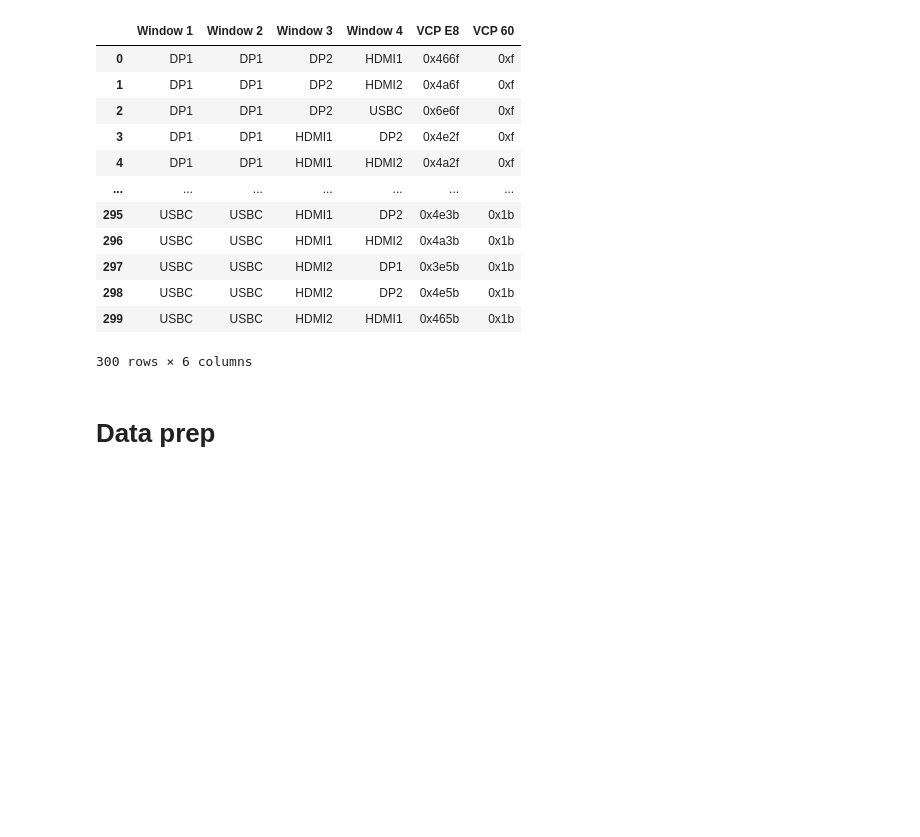
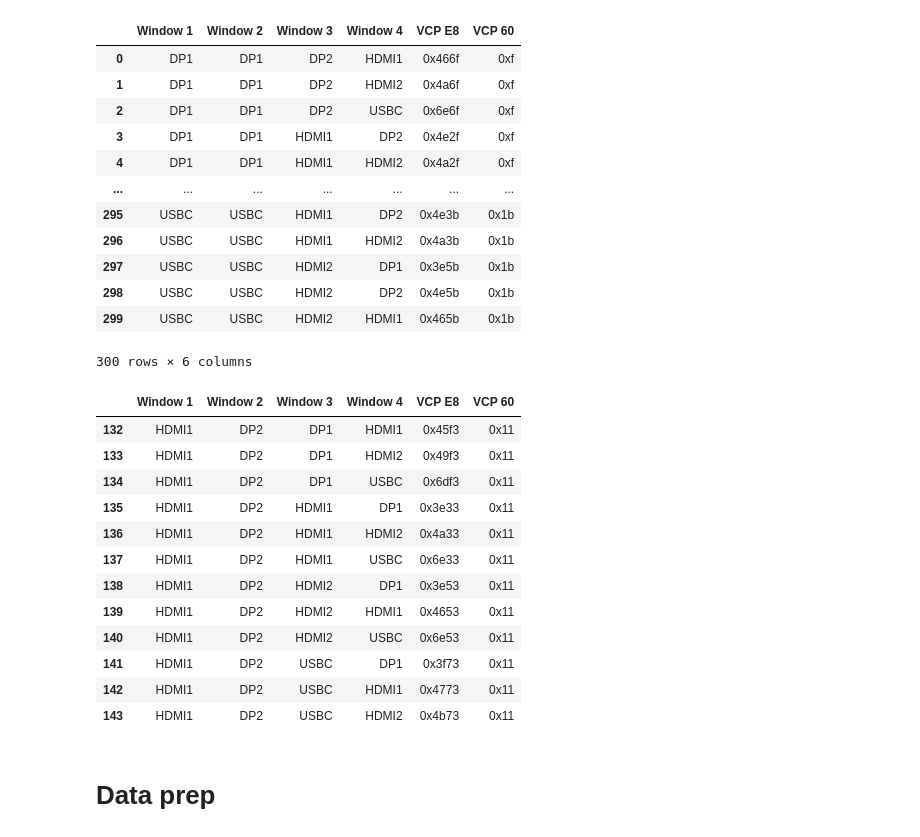
Before and after one commit to ekamil/dell-ddc-documentation, a Jupyter notebook: analyse_inputs.ipynb, the cells around one changed output. Drawn from its saved outputs; the diff is of its cells as text; code cells hidden in the pictures; blank space fills up the shorter version.

```diff
--- a/analyse_inputs.ipynb
+++ b/analyse_inputs.ipynb
@@ -115,6 +115,25 @@ df
 | 298 | USBC | USBC | HDMI2 | DP2 | 0x4e5b | 0x1b |
 | 299 | USBC | USBC | HDMI2 | HDMI1 | 0x465b | 0x1b |
 300 rows × 6 columns
+# %%
+filtered_df = df[(df["Window 1"] == "HDMI1") & (df["Window 2"] == "DP2")]
+#filtered_df = df[(df["VCP E8"] == "0x4a33")]
+
+filtered_df
+# %% [output]
+|  | Window 1 | Window 2 | Window 3 | Window 4 | VCP E8 | VCP 60 |
+| 132 | HDMI1 | DP2 | DP1 | HDMI1 | 0x45f3 | 0x11 |
+| 133 | HDMI1 | DP2 | DP1 | HDMI2 | 0x49f3 | 0x11 |
+| 134 | HDMI1 | DP2 | DP1 | USBC | 0x6df3 | 0x11 |
+| 135 | HDMI1 | DP2 | HDMI1 | DP1 | 0x3e33 | 0x11 |
+| 136 | HDMI1 | DP2 | HDMI1 | HDMI2 | 0x4a33 | 0x11 |
+| 137 | HDMI1 | DP2 | HDMI1 | USBC | 0x6e33 | 0x11 |
+| 138 | HDMI1 | DP2 | HDMI2 | DP1 | 0x3e53 | 0x11 |
+| 139 | HDMI1 | DP2 | HDMI2 | HDMI1 | 0x4653 | 0x11 |
+| 140 | HDMI1 | DP2 | HDMI2 | USBC | 0x6e53 | 0x11 |
+| 141 | HDMI1 | DP2 | USBC | DP1 | 0x3f73 | 0x11 |
+| 142 | HDMI1 | DP2 | USBC | HDMI1 | 0x4773 | 0x11 |
+| 143 | HDMI1 | DP2 | USBC | HDMI2 | 0x4b73 | 0x11 |
 # %% [markdown]
 # Data prep
 # %%
```
Also changed, not shown: 1 other file.
